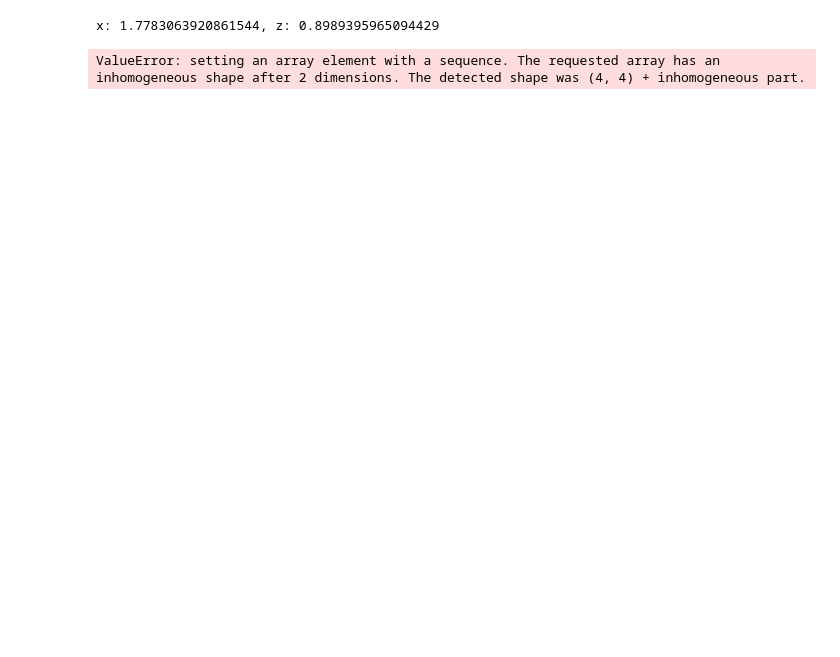
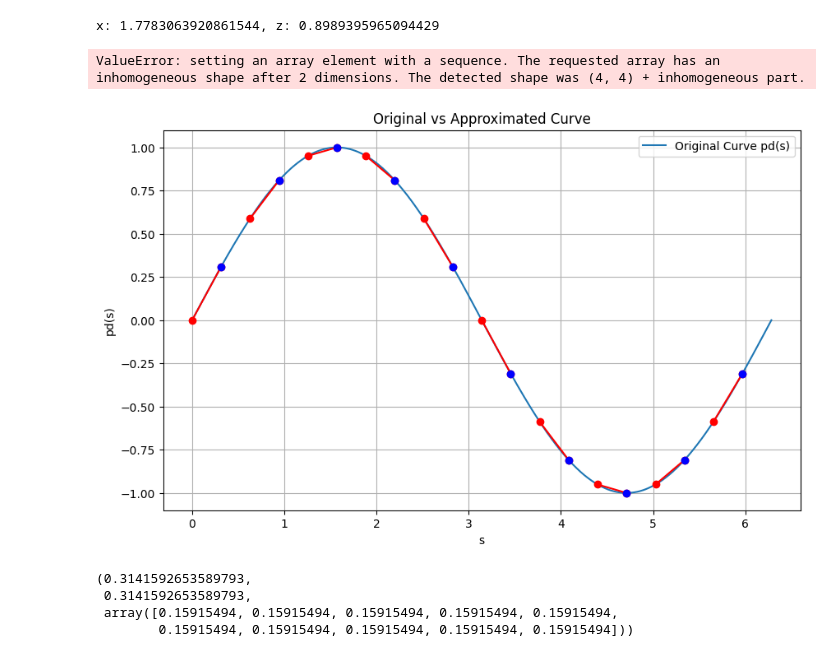
Before and after one commit to yuzhongchun17/neurosurgical_robotics_system, a Jupyter notebook: CPPR_optimization.ipynb, the cells around one changed output. Saved outputs shown, nothing was run; the diff lists cells and outputs as text; code cells hidden in the pictures; blank space fills up the shorter version.

```diff
--- a/CPPR_optimization.ipynb
+++ b/CPPR_optimization.ipynb
@@ -232,32 +232,38 @@ k_values = np.zeros(n)
 # Find the curvature for each segment
 for j in range(1, n + 1):
     sj = s_values[j - 1]
     # Use fsolve to find the curvature that minimizes the error
     k_initial_guess = 1/L
     k_solution = fsolve(error_function, k_initial_guess, args=(sj, c, l, pd, L))
     k_values[j - 1] = k_solution[0]
 
 # Plotting the original and the approximated curve
 s_fine = np.linspace(0, L, 1000)
 pd_fine = pd(s_fine, L)
 
-plt.figure(figsize=(12, 6))
+plt.figure(figsize=(10, 6))
 plt.plot(s_fine, pd_fine, label='Original Curve pd(s)')
 
 # Plot the approximated curve using straight and curved segments
 for j in range(n):
     sj = s_values[j]
     plt.plot([sj, sj + l], [pd(sj, L), pd(sj + l, L)], 'ro-')  # Straight segment
     # For curved segment, we'll just plot a point for simplicity, as we don't have
     # the actual function for the curved segment shape
-    plt.plot(sj, pd(sj, L), 'bo')  # Curved segment midpoint
+    plt.plot(sj + l, pd(sj + l, L), 'bo')  # Curved segment midpoint
 
 plt.xlabel('s')
 plt.ylabel('pd(s)')
 plt.title('Original vs Approximated Curve')
 plt.legend()
 plt.grid(True)
 plt.show()
 
 # Output the calculated lengths and curvatures
 c, l, k_values
+# %% [output]
+[figure, added]
+(0.3141592653589793,
+ 0.3141592653589793,
+ array([0.15915494, 0.15915494, 0.15915494, 0.15915494, 0.15915494,
+        0.15915494, 0.15915494, 0.15915494, 0.15915494, 0.15915494]))
```
